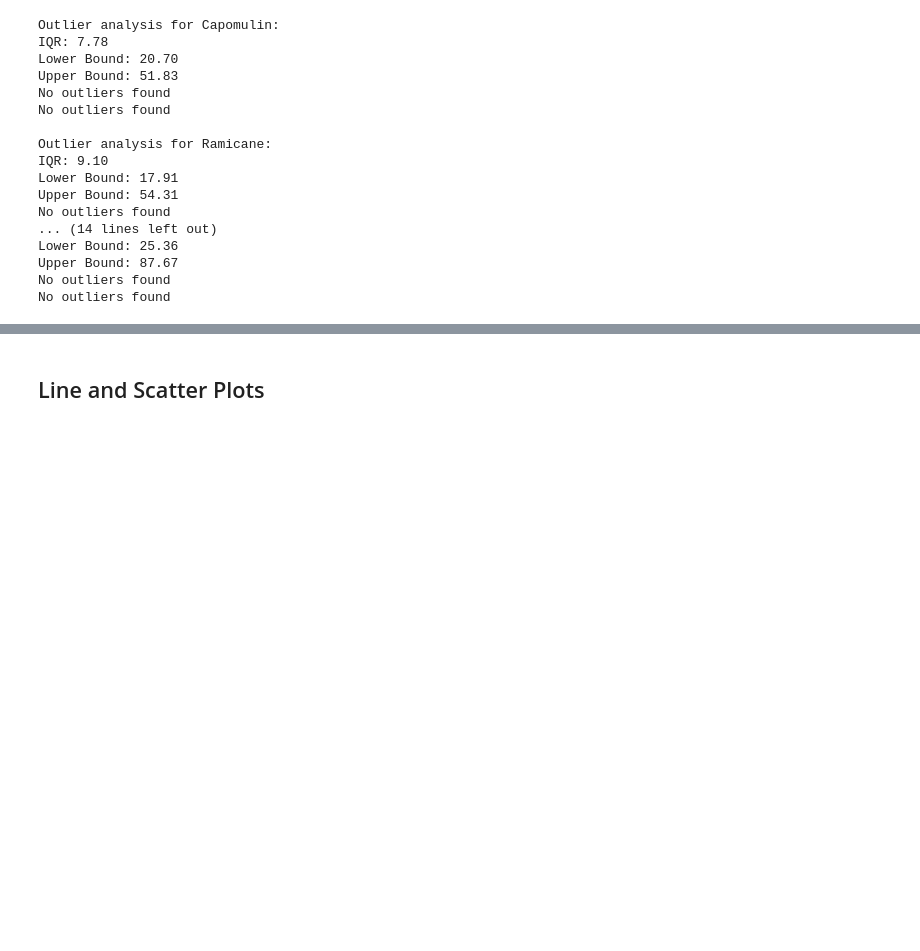
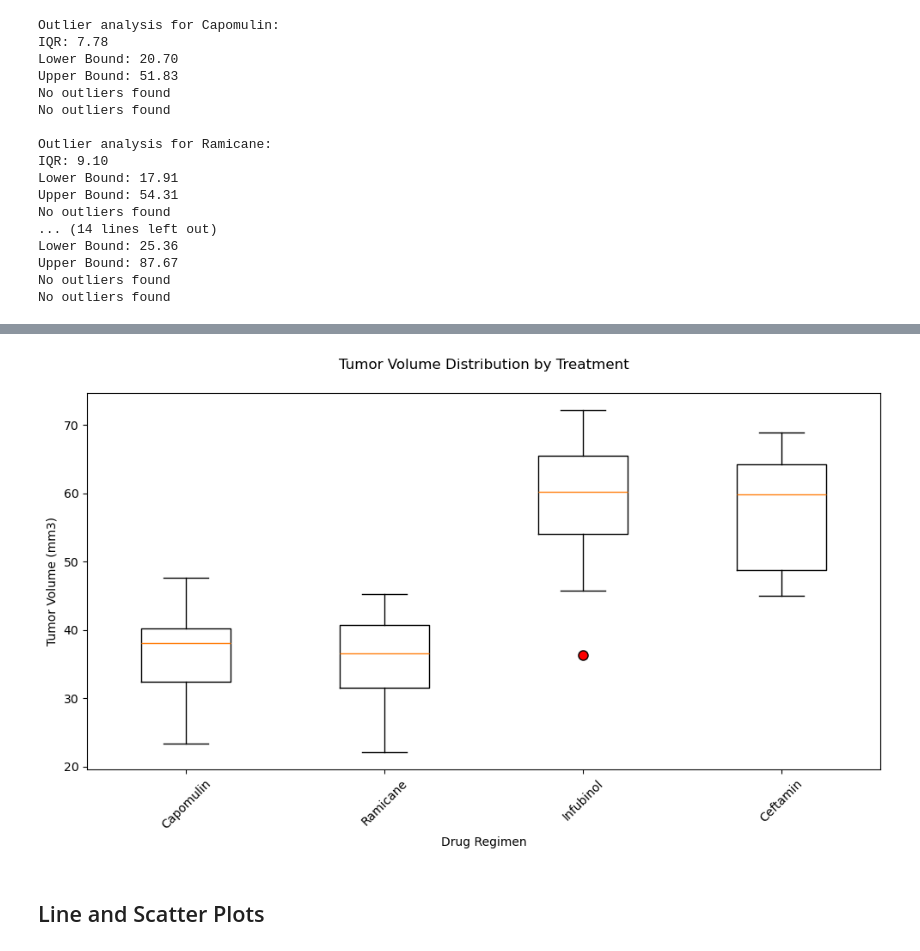
Before and after one commit to KP-Priest/Mod_5, a Jupyter notebook: pymaceuticals_starter.ipynb, the cells around one changed output, grey strips where cells are left out. Cells and saved outputs as stored; diff of their text form; code cells hidden in the pictures; blank space fills up the shorter version.

Commit message:
Boxplot completed

```diff
--- a/pymaceuticals_starter.ipynb
+++ b/pymaceuticals_starter.ipynb
@@ -301,3 +297,21 @@ No outliers found
+# %%
+# Generate a box plot that shows the distribution of the tumor volume for each treatment group.
+plt.figure(figsize=(10,6))
+
+box_plot = plt.boxplot([final_tumor_volume_filtered[final_tumor_volume_filtered['Drug Regimen'] == treatment]['Tumor Volume (mm3)']
+            for treatment in treatments],
+            labels=treatments,
+            flierprops={'marker': 'o', 'markerfacecolor': 'red', 'markersize': 8})
+
+plt.title('Tumor Volume Distribution by Treatment', pad=20)
+plt.ylabel('Tumor Volume (mm3)')
+plt.xlabel('Drug Regimen')
+plt.xticks(rotation=45)
+plt.tight_layout()
+
+plt.show()
+# %% [output]
+[figure, added]
 # %% [markdown]
 ## Line and Scatter Plots
 # %%
```
Also changed, not shown: parts of 1 cell of this notebook.
